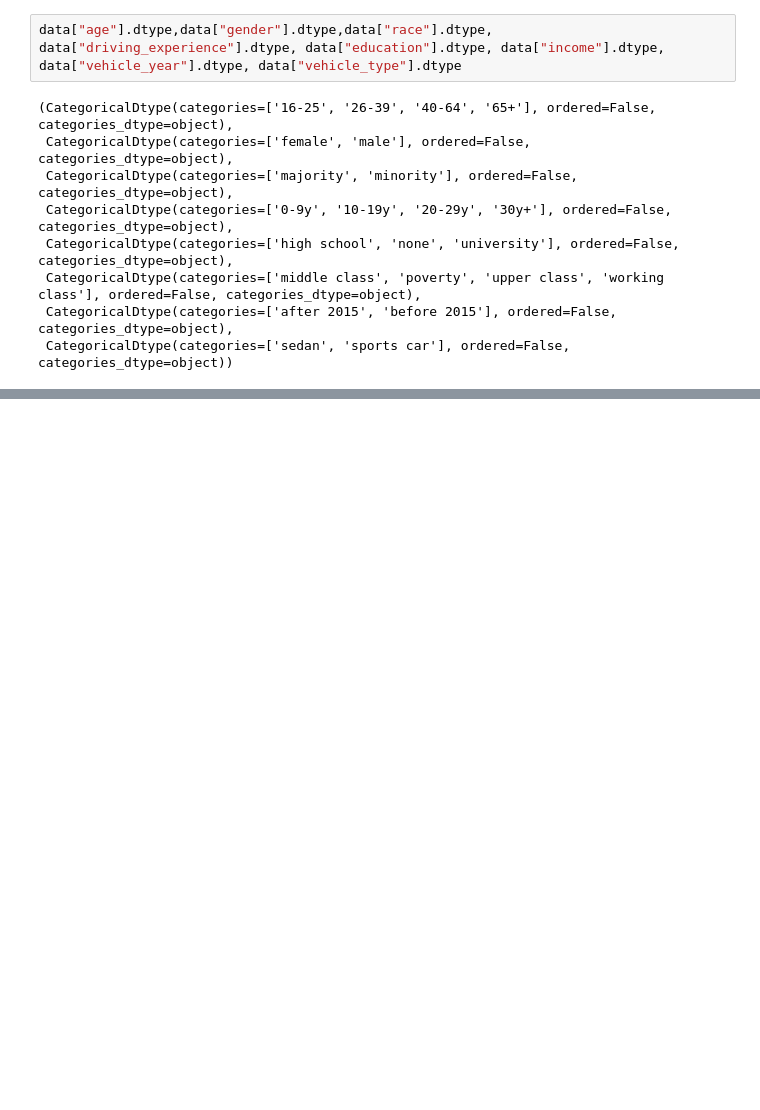
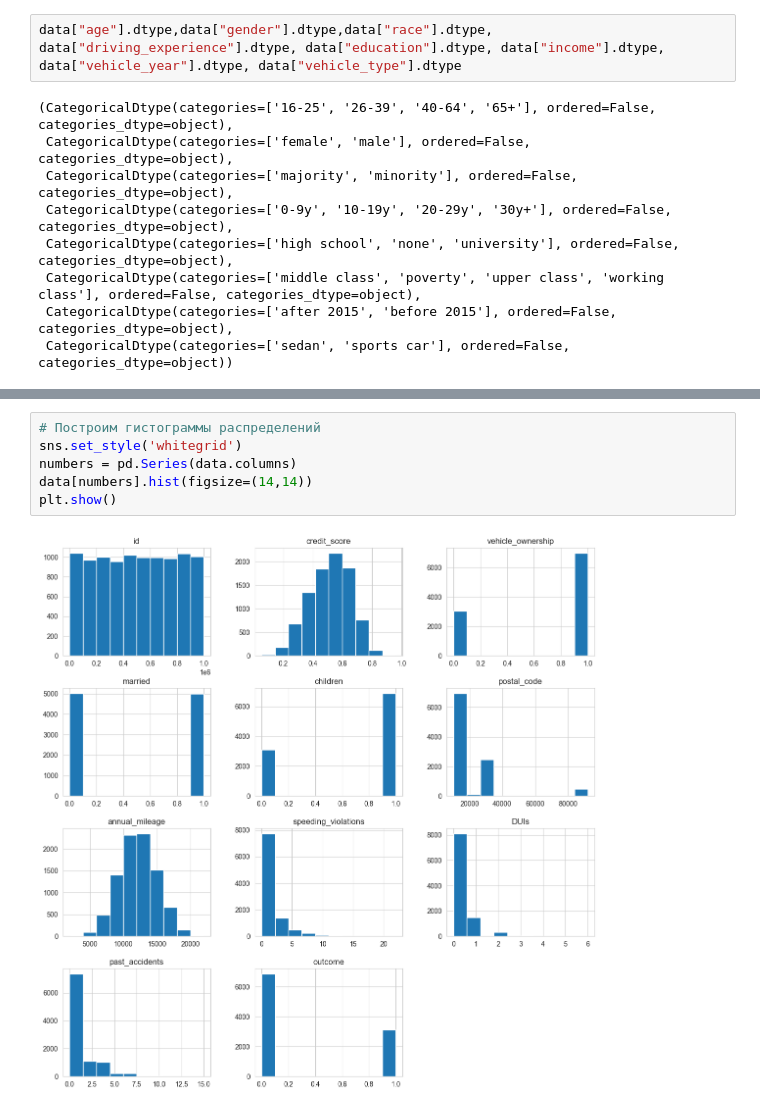
Before and after one commit to safarov-nm/machine-learning-and-data-analysis-practice, a Jupyter notebook: SafarovNM_HW1.ipynb, the cells around one changed output, grey strips where cells are left out. Saved outputs shown, nothing was run; the diff lists cells and outputs as text; blank space fills up the shorter version.

```diff
--- a/SafarovNM_HW1.ipynb
+++ b/SafarovNM_HW1.ipynb
@@ -130,0 +185,8 @@ data["age"].dtype,data["gender"].dtype,data["race"].dtype, data["driving_experie
+# %%
+# Построим гистограммы распределений
+sns.set_style('whitegrid')
+numbers = pd.Series(data.columns)
+data[numbers].hist(figsize=(14,14))
+plt.show()
+# %% [output]
+[figure, added]
```
Also changed, not shown: parts of 63 cells of this notebook.
